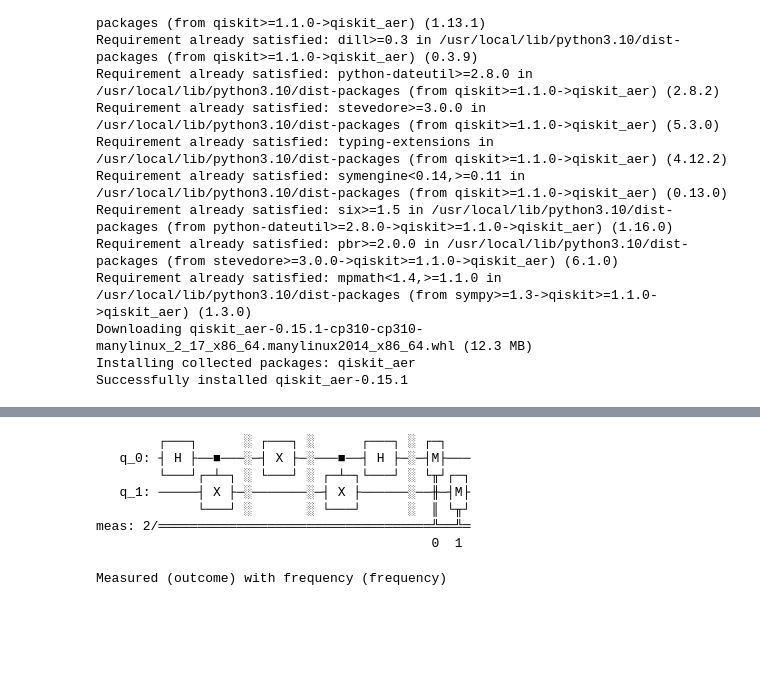
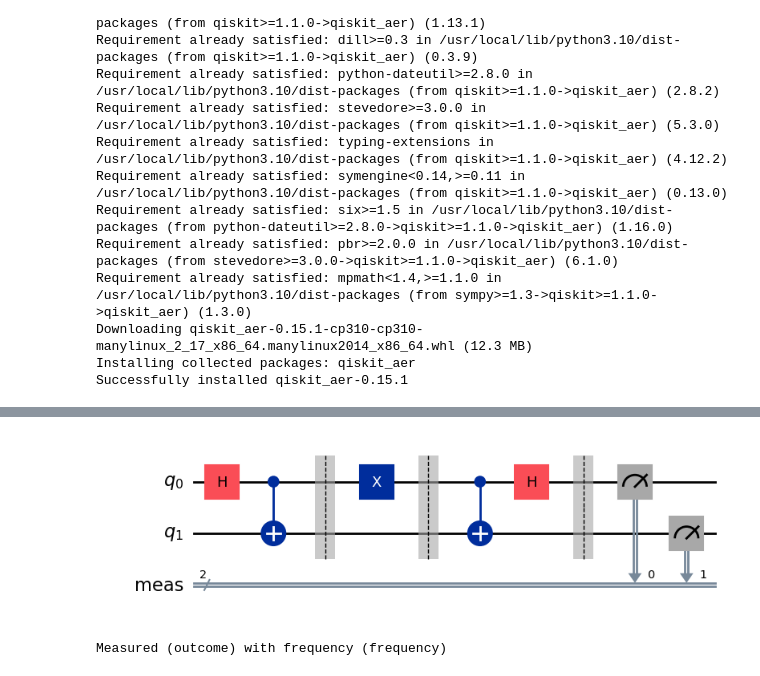
Before and after one commit to Guhan2348519/QC_LAB, a Jupyter notebook: 2348519_QC_Lab6.ipynb, the cells around one changed output, grey strips where cells are left out. Saved outputs shown, nothing was run; the diff lists cells and outputs as text; code cells hidden in the pictures; blank space fills up the shorter version.

```diff
--- a/2348519_QC_Lab6.ipynb
+++ b/2348519_QC_Lab6.ipynb
@@ -66,34 +70,28 @@ import matplotlib.pyplot as plt
 c="1"
 d="0"
 # %%
-
+from qiskit.visualization import plot_histogram, circuit_drawer
 import pylatexenc
 protocol=QuantumCircuit (2)
 #Prepare ebit used for superdense coding
 protocol.h(0)
 protocol.cx(0, 1)
 protocol.barrier()
 
 #Alice's operations
 if d == "1":
  protocol.z(0)
 if c == "1":
  protocol.x(0)
  protocol.barrier()
 
 #Bob's actions
 protocol.cx(0, 1)
 protocol.h(0)
 protocol.measure_all()
-display(protocol.draw(output='text'))
+circuit_drawer(protocol, output='mpl')
 # %% [output]
-        ┌───┐      ░ ┌───┐ ░      ┌───┐ ░ ┌─┐
-   q_0: ┤ H ├──■───░─┤ X ├─░───■──┤ H ├─░─┤M├───
-        └───┘┌─┴─┐ ░ └───┘ ░ ┌─┴─┐└───┘ ░ └╥┘┌─┐
-   q_1: ─────┤ X ├─░───────░─┤ X ├──────░──╫─┤M├
-             └───┘ ░       ░ └───┘      ░  ║ └╥┘
-meas: 2/═══════════════════════════════════╩══╩═
-                                           0  1
+[figure, added]
 # %%
 result=Sampler().run(protocol).result()
 statistics=result.quasi_dists[0].binary_probabilities()
```
Also changed, not shown: parts of 10 cells of this notebook.
